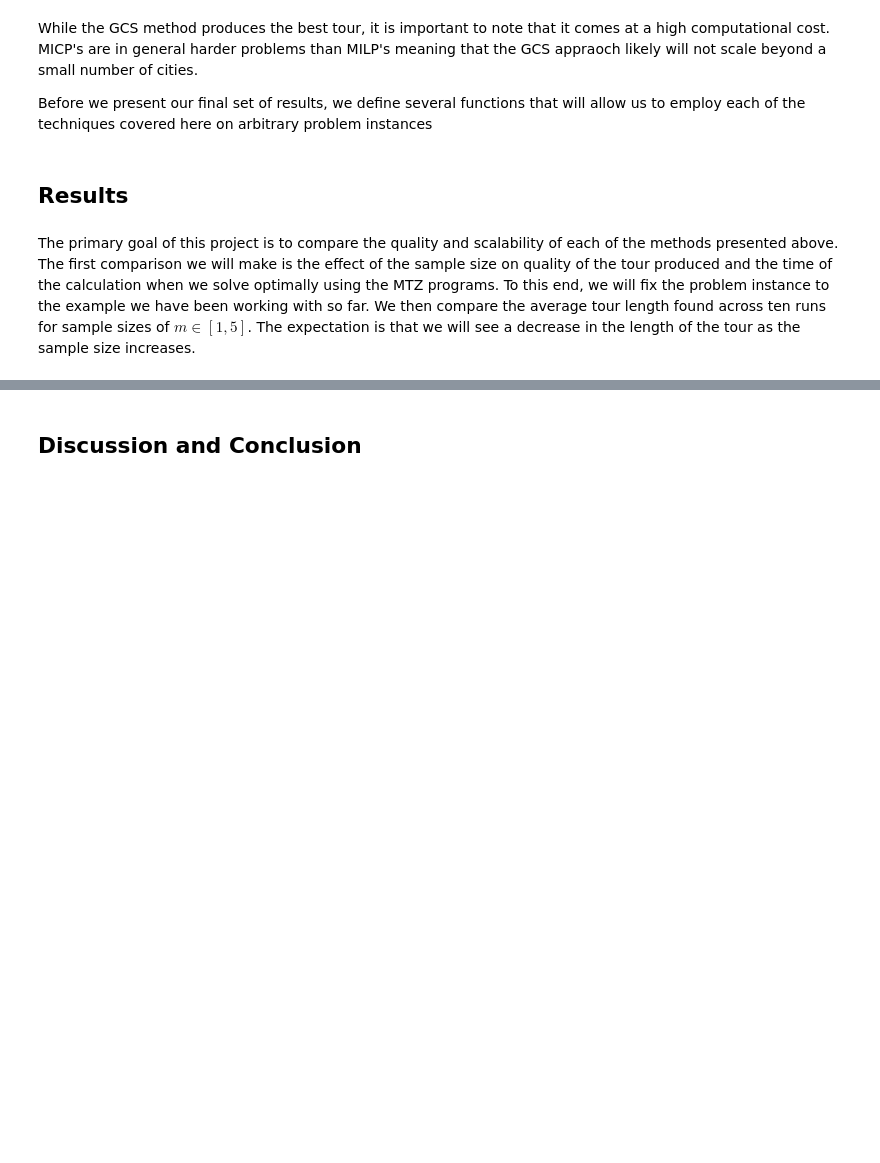
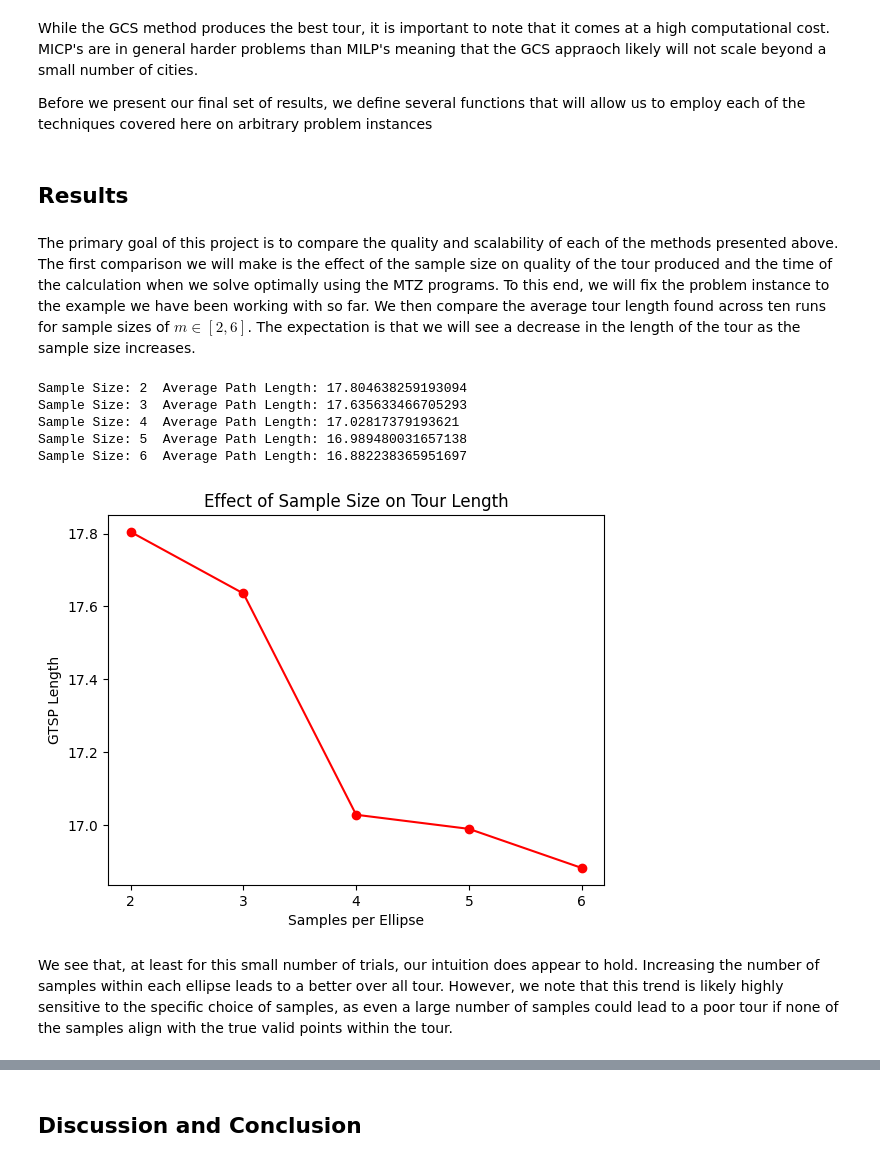
Before and after one commit to rfrost114/GTSP_Heterogeneous_Pursuit, a Jupyter notebook: CMSE831_FinalProjectTemplate.ipynb, the cells around one changed output, grey strips where cells are left out. Saved outputs shown, nothing was run; the diff lists cells and outputs as text; code cells hidden in the pictures; blank space fills up the shorter version.

```diff
--- a/CMSE831_FinalProjectTemplate.ipynb
+++ b/CMSE831_FinalProjectTemplate.ipynb
@@ -1257,7 +1257,7 @@ def gcs_method(starting_points: np.ndarray, alpha : float, T: float, mu: float)
 # %% [markdown]
 ## Results
 # %% [markdown]
-The primary goal of this project is to compare the quality and scalability of each of the methods presented above. The first comparison we will make is the effect of the sample size on quality of the tour produced and the time of the calculation when we solve optimally using the MTZ programs. To this end, we will fix the problem instance to the example we have been working with so far. We then compare the average tour length found across ten runs for sample sizes of $m \in [1,5]$. The expectation is that we will see a decrease in the length of the tour as the sample size increases.
+The primary goal of this project is to compare the quality and scalability of each of the methods presented above. The first comparison we will make is the effect of the sample size on quality of the tour produced and the time of the calculation when we solve optimally using the MTZ programs. To this end, we will fix the problem instance to the example we have been working with so far. We then compare the average tour length found across ten runs for sample sizes of $m \in [2,6]$. The expectation is that we will see a decrease in the length of the tour as the sample size increases.
 # %%
 # Problem Instance Data
 start = np.array([
@@ -1271,19 +1271,39 @@ T = 0.5
 mu = 0.5
 centers, radius = get_init_capture_circles(start, alpha, T, mu)
 
-print(f'{centers=}')
-print(f'{radius=}')
 
 avg_weights = []
-for sample_size in [1,2,3,4,5]:
+for sample_size in [2,3,4,5,6]:
     data = []
-    for trial in range(10):
+    for trial in tqdm(range(10)):
         tour_length = sampling_MTZ_method(start, alpha, T, mu, sample_size)
         data.append(tour_length)
     avg_weights.append(sum(data)/len(data))
 
-sizes = np.array(list(range(1,6)))
-weights = np.array(avg_weights)
+for i, weight in enumerate(avg_weights):
+    print(f'Sample Size: {i+2}  Average Path Length: {float(weight)}')
 
-plt.plot(weights, c='b')
-plt.scatter(sizes, weights, c='b')
+plt.plot(list(range(2,7)), avg_weights, c='r')
+plt.scatter(list(range(2,7)), avg_weights, c='r')
+plt.xticks(list(range(2,7)))
+plt.xlabel('Samples per Ellipse')
+plt.ylabel('GTSP Length')
+plt.title('Effect of Sample Size on Tour Length')
+# %% [output]
+Sample Size: 2  Average Path Length: 17.804638259193094
+Sample Size: 3  Average Path Length: 17.635633466705293
+Sample Size: 4  Average Path Length: 17.02817379193621
+Sample Size: 5  Average Path Length: 16.989480031657138
+Sample Size: 6  Average Path Length: 16.882238365951697
+# %%
+plt.plot(list(range(2,7)), avg_weights, c='r')
+plt.scatter(list(range(2,7)), avg_weights, c='r')
+plt.xticks(list(range(2,7)))
+plt.xlabel('Samples per Ellipse')
+plt.ylabel('GTSP Length')
+plt.title('Effect of Sample Size on Tour Length')
+plt.show()
+# %% [output]
+[figure, added]
+# %% [markdown]
+We see that, at least for this small number of trials, our intuition does appear to hold. Increasing the number of samples within each ellipse leads to a better over all tour. However, we note that this trend is likely highly sensitive to the specific choice of samples, as even a large number of samples could lead to a poor tour if none of the samples align with the true valid points within the tour.
```
Also changed, not shown: parts of 21 cells of this notebook.
